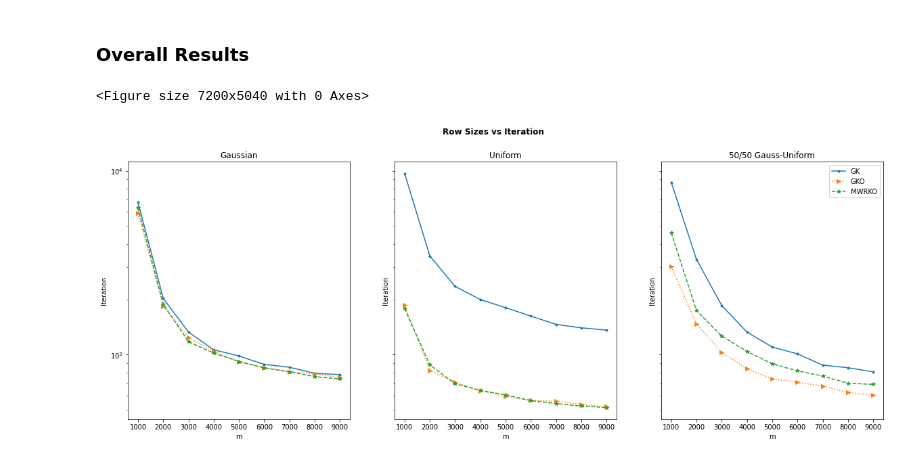
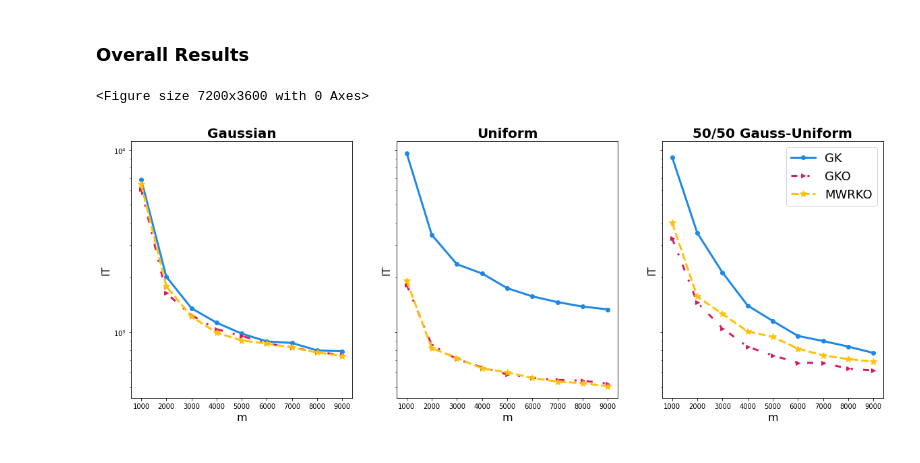
Before and after one commit to emicervantes/gko-23, a Jupyter notebook: scripts/synthetic-exp/synthetic-exp2.ipynb, the cells around one changed output. Saved outputs shown, nothing was run; the diff lists cells and outputs as text; code cells hidden in the pictures.

```diff
--- a/scripts/synthetic-exp/synthetic-exp2.ipynb
+++ b/scripts/synthetic-exp/synthetic-exp2.ipynb
@@ -228,29 +228,45 @@ plt.legend()
 ### Overall Results
 # %%
 # iteration
-plt.figure(figsize=(100, 70))
+plt.figure(figsize=(100, 50))
 fig, (ax1, ax2, ax3)  = plt.subplots(1, 3, sharey='row', figsize=(20, 7))
 
-ax1.semilogy(m, gk_gauss_iter, linestyle = 'solid', marker='.', label = 'GK')
-ax1.semilogy(m, gko_gauss_iter, linestyle = 'dotted', marker='>', label = 'GKO')
-ax1.semilogy(m, mwrko_gauss_iter, linestyle = 'dashed', marker='*', label = 'MWRKO')
-ax1.set(xlabel='m', ylabel='Iteration', title='Gaussian')
+ax1.semilogy(m, gk_gauss_iter, marker='o', color = '#1E88E5',
+             linewidth = 3, linestyle = 'solid', label = 'GK')
+ax1.semilogy(m, gko_gauss_iter,marker='>', color = '#D81B60',
+             linewidth = 3, linestyle = (0, (3, 5, 1, 5)), label = 'GKO')
+ax1.semilogy(m, mwrko_gauss_iter, marker='*', color = '#FFC107',
+             linewidth = 3, linestyle = 'dashed', markersize=10, label = 'MWRKO')
+ax1.set_title('Gaussian', fontsize=20, fontweight="bold")
+ax1.set_xlabel('m', fontsize=16)
+ax1.set_ylabel('IT', fontsize=16)
 
-ax2.semilogy(m, gk_unif_iter, linestyle = 'solid', marker='.', label = 'GK')
-ax2.semilogy(m, gko_unif_iter, linestyle = 'dotted', marker='>', label = 'GKO')
-ax2.semilogy(m, mwrko_unif_iter, linestyle = 'dashed', marker='*', label = 'MWRKO')
+ax2.semilogy(m, gk_unif_iter, marker='o',color = '#1E88E5',
+             linewidth = 3, linestyle = 'solid', label = 'GK')
+ax2.semilogy(m, gko_unif_iter, marker='>', color = '#D81B60',
+             linewidth = 3, linestyle = (0, (3, 5, 1, 5)), label = 'GKO')
+ax2.semilogy(m, mwrko_unif_iter, marker='*', color = '#FFC107',
+             linewidth = 3, linestyle = 'dashed', markersize=10, label = 'MWRKO')
 ax2.set(xlabel='m', ylabel='Iteration', title='Uniform')
+ax2.set_title('Uniform', fontsize=20, fontweight="bold")
+ax2.set_xlabel('m', fontsize=16)
+ax2.set_ylabel('IT', fontsize=16)
 
-ax3.semilogy(m, gk_comb_iter, linestyle = 'solid', marker='.', label = 'GK')
-ax3.semilogy(m, gko_comb_iter, linestyle = 'dotted', marker='>', label = 'GKO')
-ax3.semilogy(m, mwrko_comb_iter, linestyle = 'dashed', marker='*', label = 'MWRKO')
+ax3.semilogy(m, gk_comb_iter, marker='o',color = '#1E88E5',
+             linewidth = 3, linestyle = 'solid', label = 'GK')
+ax3.semilogy(m, gko_comb_iter, marker='>', color = '#D81B60',
+             linewidth = 3, linestyle = (0, (3, 5, 1, 5)), label = 'GKO')
+ax3.semilogy(m, mwrko_comb_iter, marker='*', color = '#FFC107',
+             linewidth = 3, linestyle = 'dashed', markersize=10, label = 'MWRKO')
 ax3.set(xlabel='m', ylabel='Iteration', title='50/50 Gauss-Uniform')
+ax3.set_title('50/50 Gauss-Uniform', fontsize=20, fontweight="bold")
+ax3.set_xlabel('m', fontsize=16)
+ax3.set_ylabel('IT', fontsize=16)
 
-plt.legend()
-fig.suptitle("Row Sizes vs Iteration", weight = 'bold')
+plt.legend(fontsize="18")
 plt.show()
 # %% [output]
-<Figure size 7200x5040 with 0 Axes>
+<Figure size 7200x3600 with 0 Axes>
-[figure, old version]
+[figure, new version]
 # %%
 # CPU
```
Also changed, not shown: parts of 7 cells of this notebook, 4 other files.
